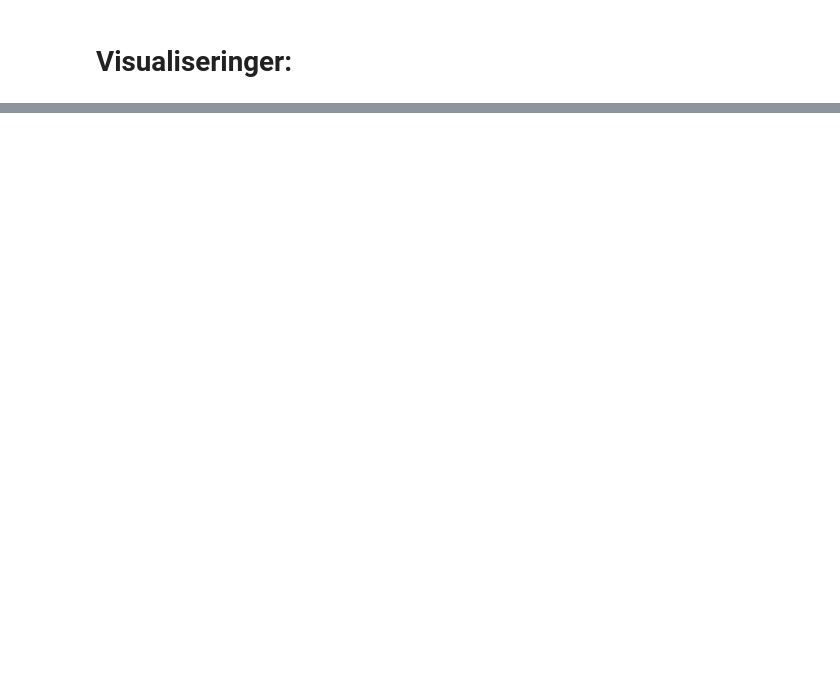
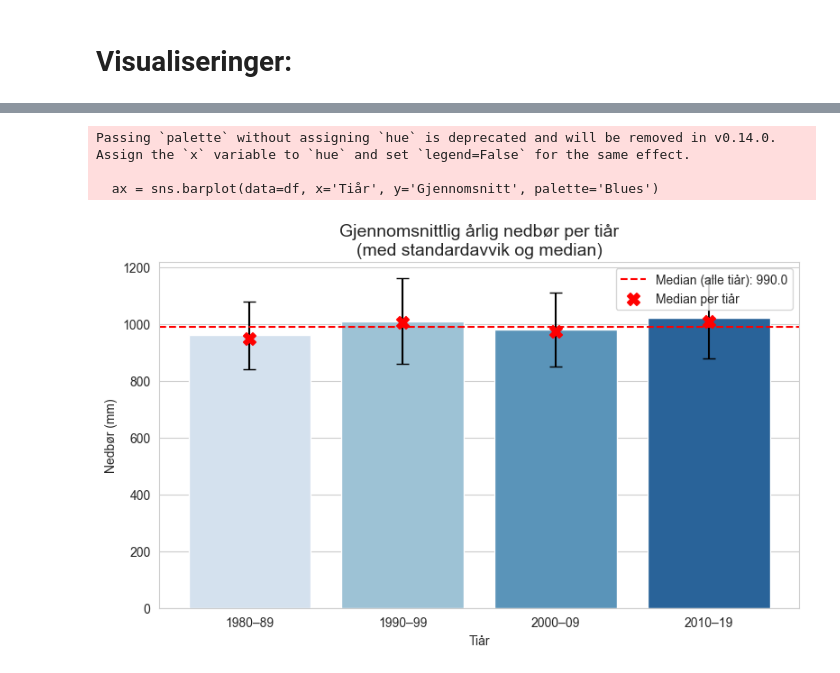
Before and after one commit to hannahnygard/TDT4114-milj.dataanalyse, a Jupyter notebook: proj_environment-main/notebooks/nedbor.ipynb, the cells around one changed output, grey strips where cells are left out. Saved outputs shown, nothing was run; the diff lists cells and outputs as text; code cells hidden in the pictures; blank space fills up the shorter version.

Commit message:
Viderebygging på visualiseringer, nedbør

```diff
--- a/proj_environment-main/notebooks/nedbor.ipynb
+++ b/proj_environment-main/notebooks/nedbor.ipynb
@@ -170,0 +171,45 @@ plt.show()
+# %%
+import seaborn as sns
+import pandas as pd
+import matplotlib.pyplot as plt
+
+# Data
+data = {
+    'Tiår': ['1980–89', '1990–99', '2000–09', '2010–19'],
+    'Gjennomsnitt': [960, 1010, 980, 1020],
+    'StdAvvik': [120, 150, 130, 140],
+    'Median': [950, 1005, 975, 1010]  # Legg til medianverdiene for hvert tiår
+}
+
+df = pd.DataFrame(data)
+
+# Sett stil
+sns.set_style("whitegrid")
+
+# Lag plott
+plt.figure(figsize=(8, 5))
+ax = sns.barplot(data=df, x='Tiår', y='Gjennomsnitt', palette='Blues')
+
+# Legg til feilstolper manuelt med plt.errorbar()
+for i, row in df.iterrows():
+    ax.errorbar(x=i, y=row['Gjennomsnitt'], yerr=row['StdAvvik'], fmt='none', c='black', capsize=5)
+
+# Legg til horisontal linje for medianen av hele perioden
+median_all_years = df['Median'].median()  # Beregn medianen for hele datasettet
+plt.axhline(median_all_years, color='red', linestyle='--', label=f"Median (alle tiår): {median_all_years}")
+
+# Legg til medianen for hvert tiår som prikker
+ax.scatter(df.index, df['Median'], color='red', zorder=5, label="Median per tiår", s=100, marker='X')
+
+# Legg til tittel og akseetiketter
+plt.title("Gjennomsnittlig årlig nedbør per tiår\n(med standardavvik og median)", fontsize=14)
+plt.ylabel("Nedbør (mm)")
+plt.xlabel("Tiår")
+plt.legend()
+plt.tight_layout()
+plt.show()
+# %% [output]
+Passing `palette` without assigning `hue` is deprecated and will be removed in v0.14.0. Assign the `x` variable to `hue` and set `legend=False` for the same effect.
+
+  ax = sns.barplot(data=df, x='Tiår', y='Gjennomsnitt', palette='Blues')
+[figure, added]
```
Also changed, not shown: parts of 6 cells of this notebook.
